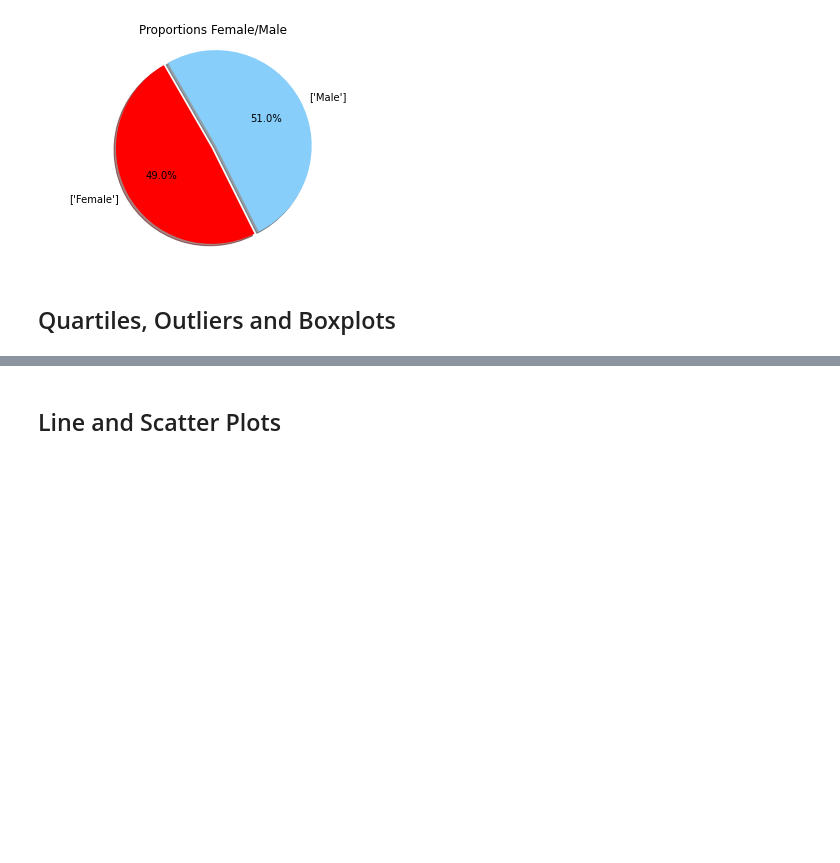
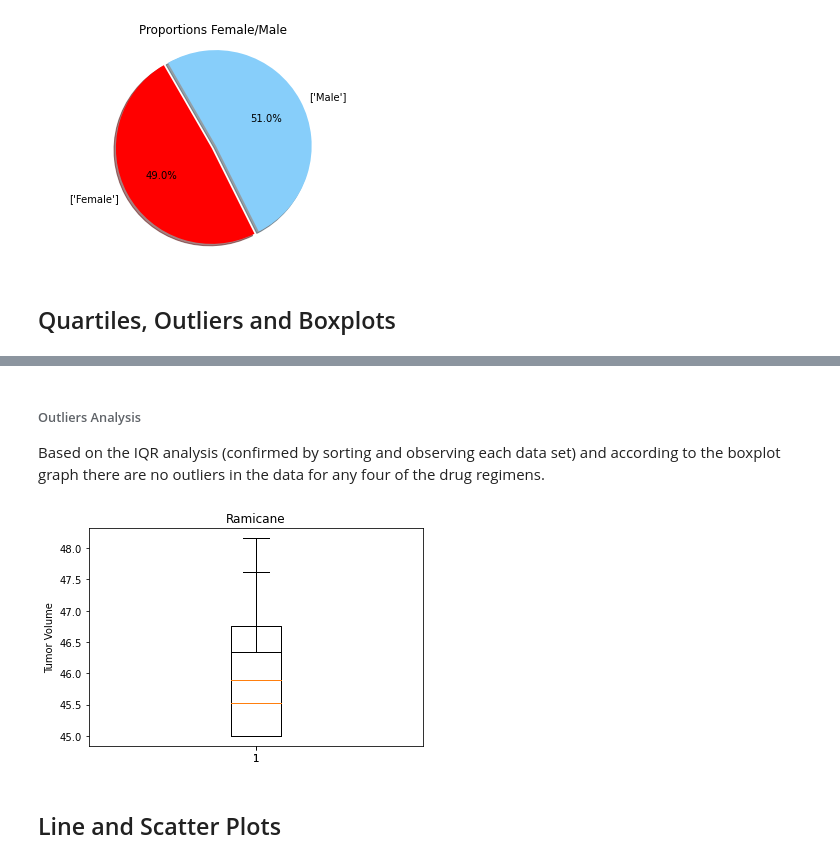
Before and after one commit to jhurley684/05-matplotlib-Pymaceuticals, a Jupyter notebook: Instructions/Pymaceuticals/pymaceuticals_starter.ipynb, the cells around one changed output, grey strips where cells are left out. Drawn from its saved outputs; the diff is of its cells as text; code cells hidden in the pictures; blank space fills up the shorter version.

```diff
--- a/Instructions/Pymaceuticals/pymaceuticals_starter.ipynb
+++ b/Instructions/Pymaceuticals/pymaceuticals_starter.ipynb
@@ -277,5 +397,21 @@ Name: Drug Regimen, Length: 100, dtype: object
+# %% [markdown]
+###### Outliers Analysis
+Based on the IQR analysis (confirmed by sorting and observing each data set) and according to the boxplot graph
+there are no outliers in the data for any four of the drug regimens.
 # %%
 # Generate a box plot of the final tumor volume of each mouse across four regimens of interest
+
+fig1, ax1 = plt.subplots()
+ax1.set_title('Capomulin')
+ax1.set_ylabel('Tumor Volume')
+ax1.boxplot(capomulin_tumors)
+
+ax1.set_title('Ramicane')
+ax1.set_ylabel('Tumor Volume')
+ax1.boxplot(ramicane_tumors)
+plt.show()
+# %% [output]
+[figure, added]
 # %% [markdown]
 ## Line and Scatter Plots
 # %%
```
Also changed, not shown: parts of 12 cells of this notebook.
